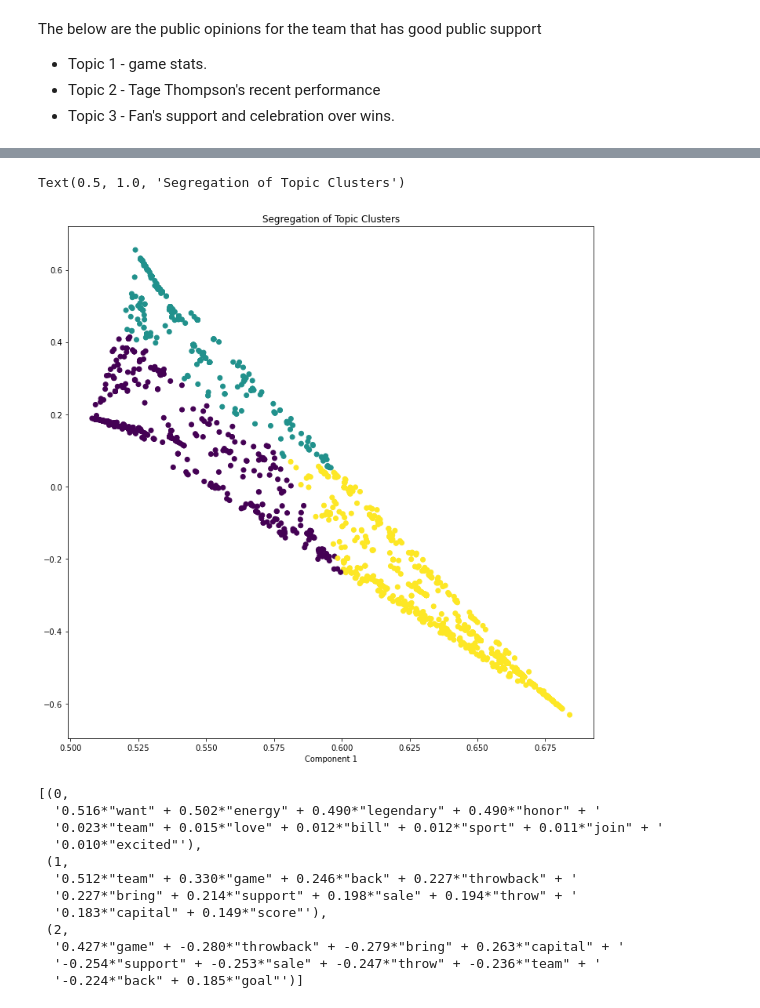
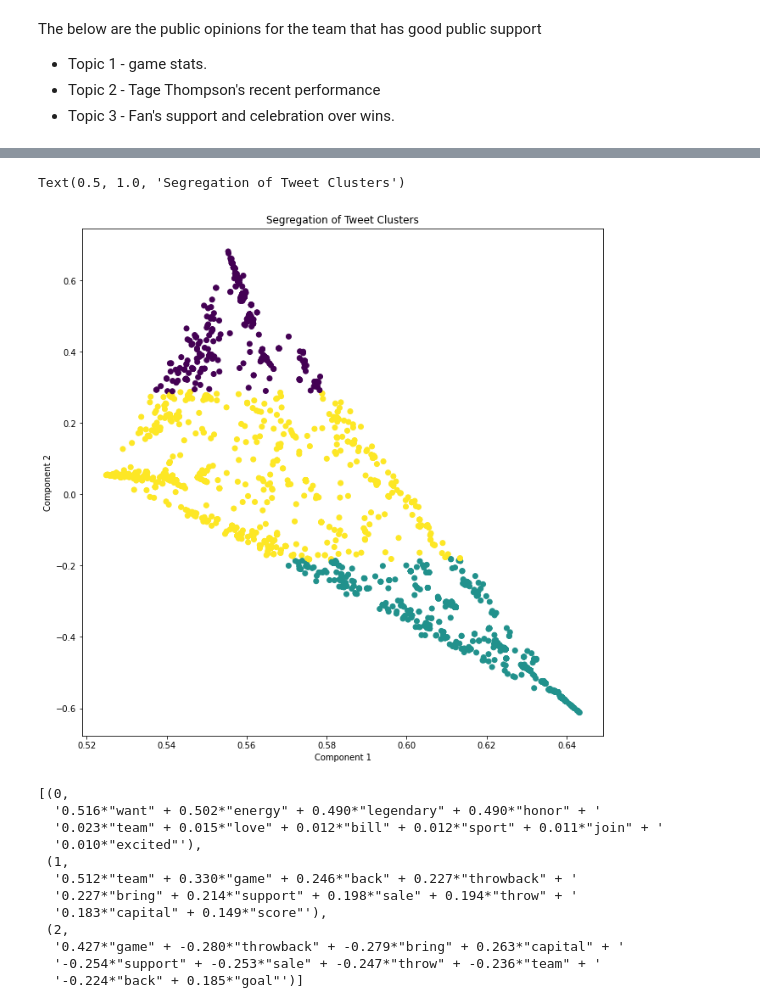
Before and after one commit to aadityapanchal/NHL-Analytics, a Jupyter notebook: Tweet_Sentiment_analysis.ipynb, the cells around one changed output, grey strips where cells are left out. Drawn from its saved outputs; the diff is of its cells as text; code cells hidden in the pictures.

```diff
--- a/Tweet_Sentiment_analysis.ipynb
+++ b/Tweet_Sentiment_analysis.ipynb
@@ -288,5 +283,5 @@ def lda_hyperparameter(team_df):
 # %%
 #Best LDA model for positive team
-best_lda_model, data_vectorized, vectorizer = lda_hyperparameter(positive_team_df)
+best_lda, data_vectorized, vectorizer = lda_hyperparameter(positive_team_df)
 # %% [output]
 sparsity:  1.0254974064242748 %
@@ -350,22 +322,22 @@ df_topic_keywords
 # %%
 #visualize the clusters of documents in a 2D space
 from sklearn.cluster import KMeans
-lda_output = best_lda_model.transform(data_vectorized)
+lda_out_inp = best_lda.transform(data_vectorized)
 svd_model = TruncatedSVD(n_components=2)  # 2 components
-lda_output_svd = svd_model.fit_transform(lda_output)
+out_lda_svd = svd_model.fit_transform(lda_out_inp)
 
 # X and Y axes of the plot using SVD decomposition
-x = lda_output_svd[:, 0]
-y = lda_output_svd[:, 1]
-clusters = KMeans(n_clusters=3, random_state=100).fit_predict(lda_output)
-plt.figure(figsize=(12, 12))
+x = out_lda_svd[:, 0]
+y = out_lda_svd[:, 1]
+clusters = KMeans(n_clusters=3, random_state=42).fit_predict(out_lda_svd)
+plt.figure(figsize=(11, 11))
 plt.scatter(x, y, c=clusters)
-plt.xlabel('Component 2')
+plt.ylabel('Component 2')
 plt.xlabel('Component 1')
-plt.title("Segregation of Topic Clusters", )
+plt.title("Segregation of Tweet Clusters", )
 # %% [output]
-Text(0.5, 1.0, 'Segregation of Topic Clusters')
+Text(0.5, 1.0, 'Segregation of Tweet Clusters')
-[figure, old version]
+[figure, new version]
 # %%
 #LSI model for positive team
 import gensim
```
Also changed, not shown: parts of 9 cells of this notebook.
